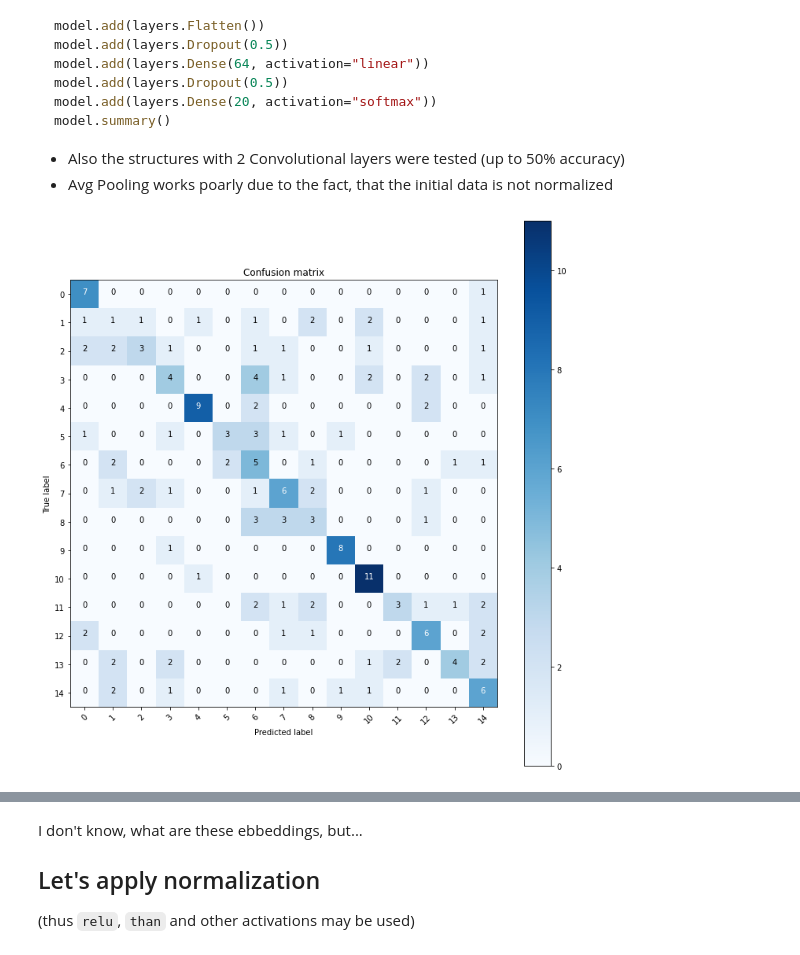
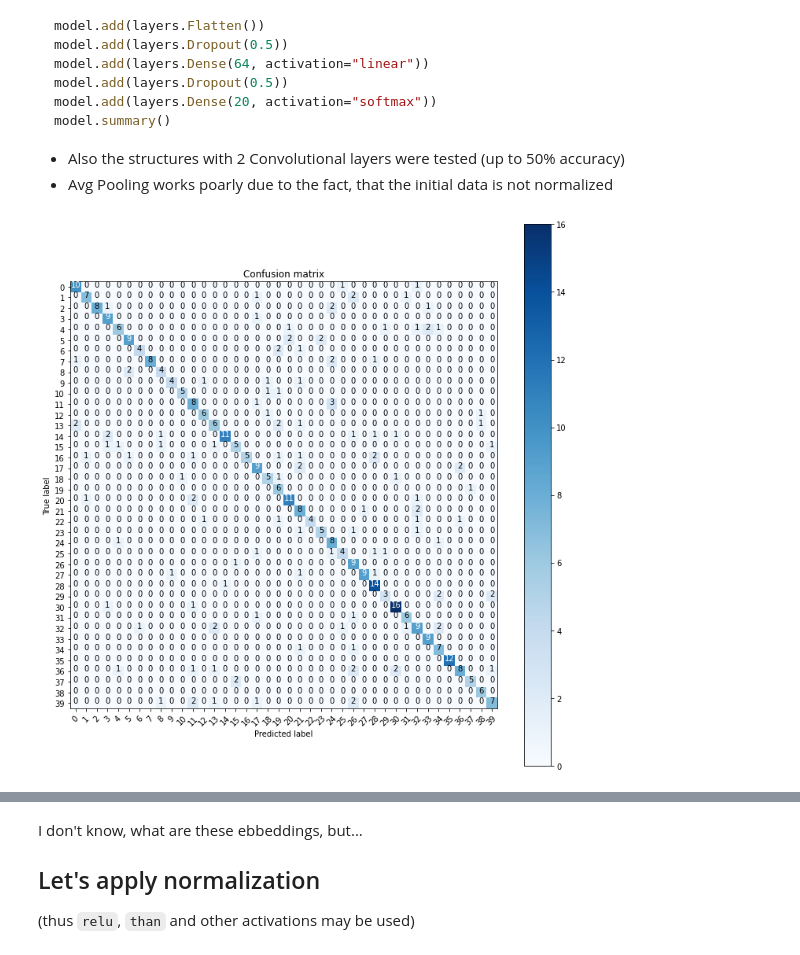
Before and after one commit to MefAldemisov/SourceCodeAuthorshipAttribution, a Jupyter notebook: Embeddings.ipynb, the cells around one changed output, grey strips where cells are left out. Drawn from its saved outputs; the diff is of its cells as text; code cells hidden in the pictures.

```diff
--- a/Embeddings.ipynb
+++ b/Embeddings.ipynb
@@ -295,3 +289,5 @@ dataset
+# %%
+dataset = pd.read_json("train.json")
 # %%
 X = dataset.tokens.values
 X = np.array(list(X))
@@ -322,3 +318,10 @@ X_train.shape
 > important note `tanh` activation increases accuracy from 11% to 60% ontraining (50% of test accuracy)
 >
 > `linear` function reaches up to 61% of test accuracy
+# %%
+X = X[np.where(np.argmax(y, axis=1) < 40)]
+y = y[np.where(np.argmax(y, axis=1) < 40)]
+ohe = OneHotEncoder()
+y = ohe.fit_transform(np.argmax(y, axis = 1).reshape(-1, 1)).toarray()
+
+X_train, X_test, y_train, y_test = train_test_split(X, y)
@@ -331,6 +344,6 @@ model.add(layers.Flatten())
 model.add(layers.Dropout(0.5))
 model.add(layers.Dense(64, activation="linear"))
 model.add(layers.Dropout(0.5))
-model.add(layers.Dense(15, activation="softmax"))
+model.add(layers.Dense(40, activation="softmax"))
 model.summary()
 # %% [output]
@@ -356,7 +369,7 @@ optimizer = optimizers.Adam(0.1)
 lr_schedule = callbacks.ReduceLROnPlateau(monitor='val_accuracy', factor=0.5, patience=5, min_delta=0.000001, verbouse=1)
 model.compile(optimizer = optimizer , loss = "categorical_crossentropy", metrics=["accuracy"])
 # %%
-epochs = 100
+epochs = 150
 batch_size = 20
 history = model.fit(x=X_train, y=y_train, epochs = epochs,
                     validation_data = (X_test,y_test),
@@ -529,8 +542,8 @@ def plt_conf_matrix(cm, classes):
 # %%
 y_pred = model.predict(X_test)
 y_pred_classes = np.argmax(y_pred, axis = 1)
 y_true = np.argmax(y_test, axis = 1)
 confusion_mtx = confusion_matrix(y_true, y_pred_classes)
-plt_conf_matrix(confusion_mtx, classes = range(15))
+plt_conf_matrix(confusion_mtx, classes = range(40))
 # %% [output]
-[figure, old version]
+[figure, new version]
```
Also changed, not shown: parts of 70 cells of this notebook.
